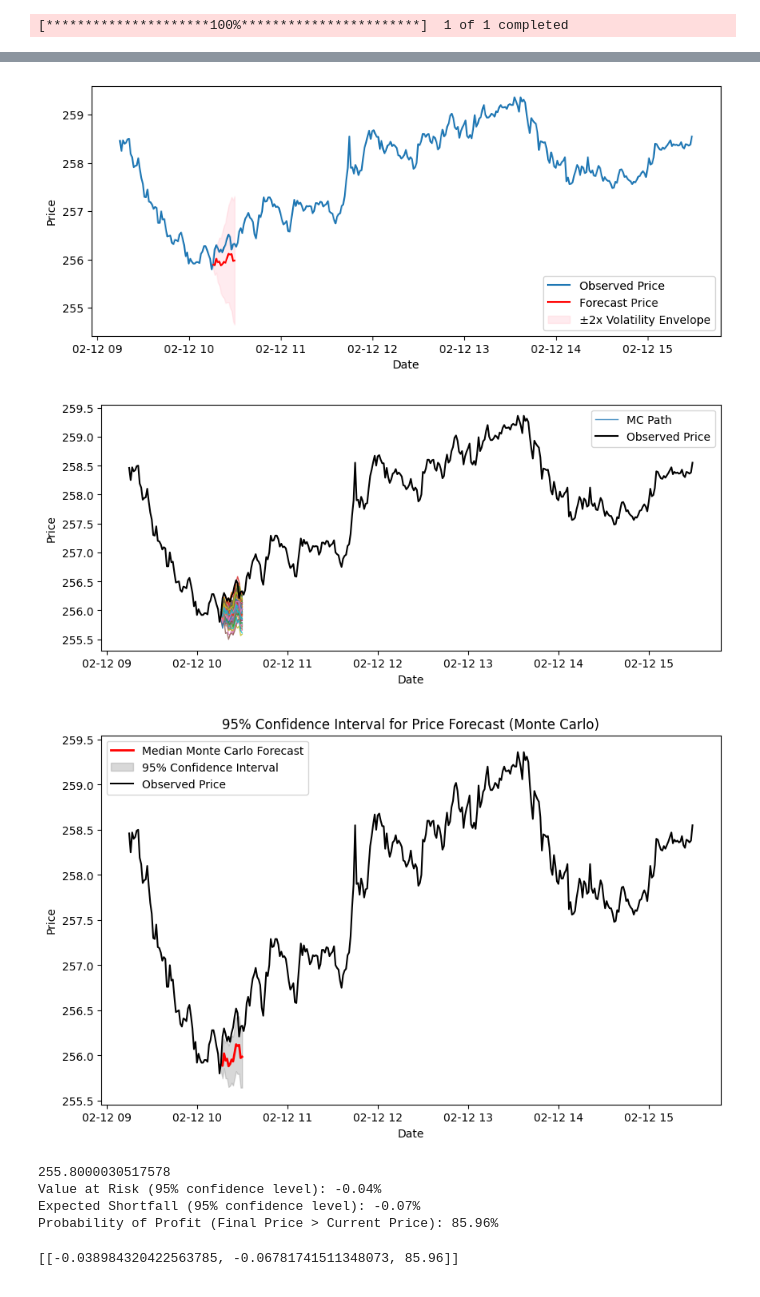
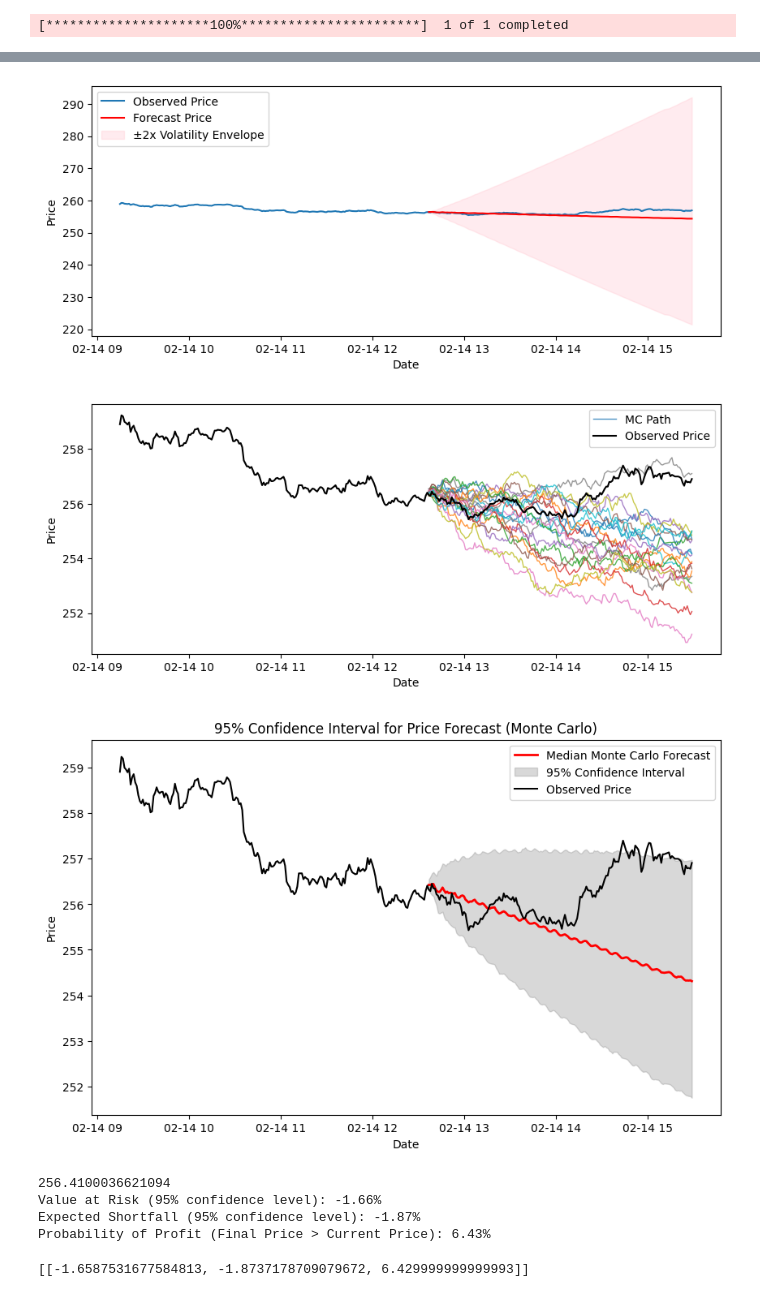
Before and after one commit to vkthakur90/AI_Applications, a Jupyter notebook: Intraday_Analysis.ipynb, the cells around one changed output, grey strips where cells are left out. Saved outputs shown, nothing was run; the diff lists cells and outputs as text; code cells hidden in the pictures.

```diff
--- a/Intraday_Analysis.ipynb
+++ b/Intraday_Analysis.ipynb
@@ -32,16 +32,16 @@ warnings.filterwarnings("ignore")
 ticker = 'NIFTYBEES.NS'
 prev_day = 1
 scale_factor = 10000
-window_length = 60
+window_length = 100
 prediction_length = 15
-arima_order = (15, 1, 15)
+arima_order = (20, 1, 20)
 
-garch_p = 10
-garch_q = 10
+garch_p = 15
+garch_q = 15
 garch_distribution = 'normal'
 
 num_paths = 10000
-paths_to_plot = 100
+paths_to_plot = 20
 # %%
 def download_data(ticker, prev_day):
     date = datetime.today().date() - timedelta(days = 1)
@@ -79,8 +79,9 @@ def create_rolling_window(return_data, window_length):
 
     return data_frame_list
 # %%
-def arima_garch(rolling_window_list, window_idx, return_index, plot = False, monte_calro_plot = False):
-    window_data = rolling_window_list[window_idx]
+def arima_garch(return_data, window_idx, plot = False, monte_calro_plot = False):
+    window_data = return_data.iloc[:window_idx]
+    return_index = return_data.index
 
     model = ARIMA(window_data[['scaled_return']], order=arima_order)
     model_fit = model.fit()
@@ -90,7 +91,7 @@ def arima_garch(rolling_window_list, window_idx, return_index, plot = False, mon
     N = len(return_index)
 
     # Create a date range for the forecast period (forecast_years from today)
-    forecast_index = return_index[window_length + window_idx : window_length + window_idx + prediction_length]
+    forecast_index = return_index[window_idx:]
 
     forecast_length = len(forecast_index)
 
@@ -244,7 +242,7 @@ rolling_window_list = create_rolling_window(return_data, window_length)
 # %% [output]
 [*********************100%***********************]  1 of 1 completed
 # %%
-arima_garch(rolling_window_list, 0, return_index, plot = True, monte_calro_plot = True)
+arima_garch(return_data, 200, plot = True, monte_calro_plot = True)
 # %% [output]
                                SARIMAX Results
 ==============================================================================
@@ -285,8 +283,8 @@ Covariance estimator: robust
-[figure, old version]
+[figure, new version]
-[figure, old version]
+[figure, new version]
-[figure, old version]
+[figure, new version]
-255.8000030517578
-Value at Risk (95% confidence level): -0.04%
-Expected Shortfall (95% confidence level): -0.07%
-Probability of Profit (Final Price > Current Price): 85.96%
+256.4100036621094
+Value at Risk (95% confidence level): -1.66%
+Expected Shortfall (95% confidence level): -1.87%
+Probability of Profit (Final Price > Current Price): 6.43%
-[[-0.038984320422563785, -0.06781741511348073, 85.96]]
+[[-1.6587531677584813, -1.8737178709079672, 6.429999999999993]]
```
Also changed, not shown: parts of 15 cells of this notebook.
